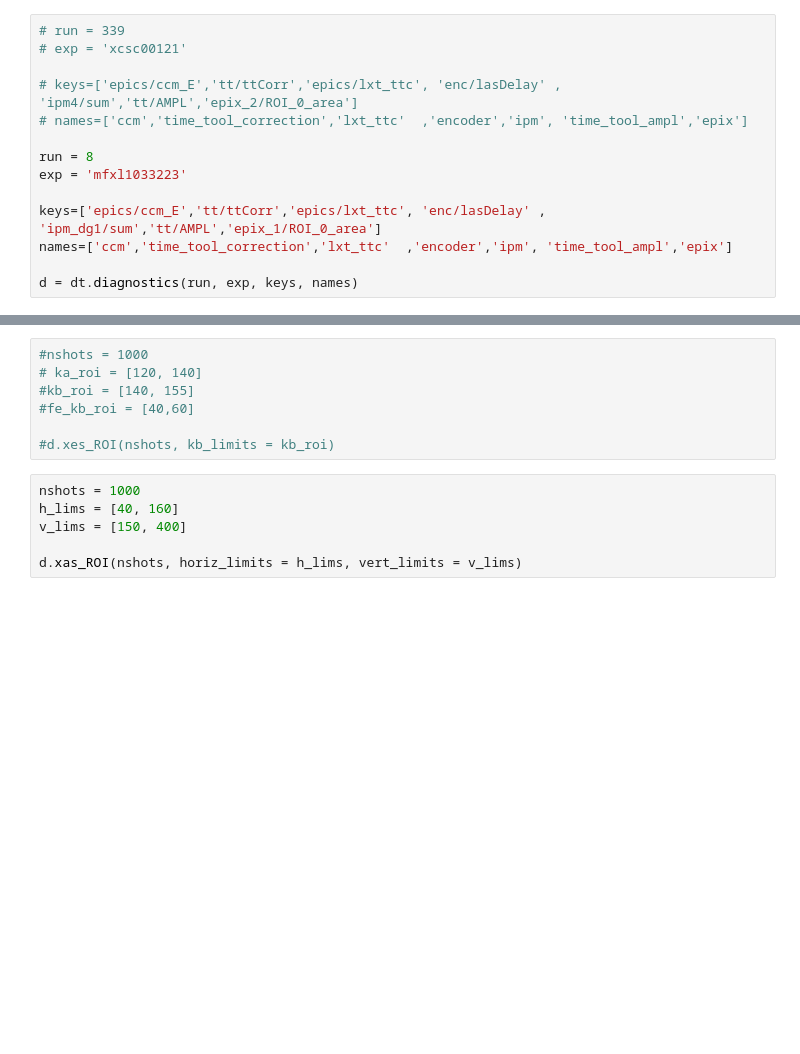
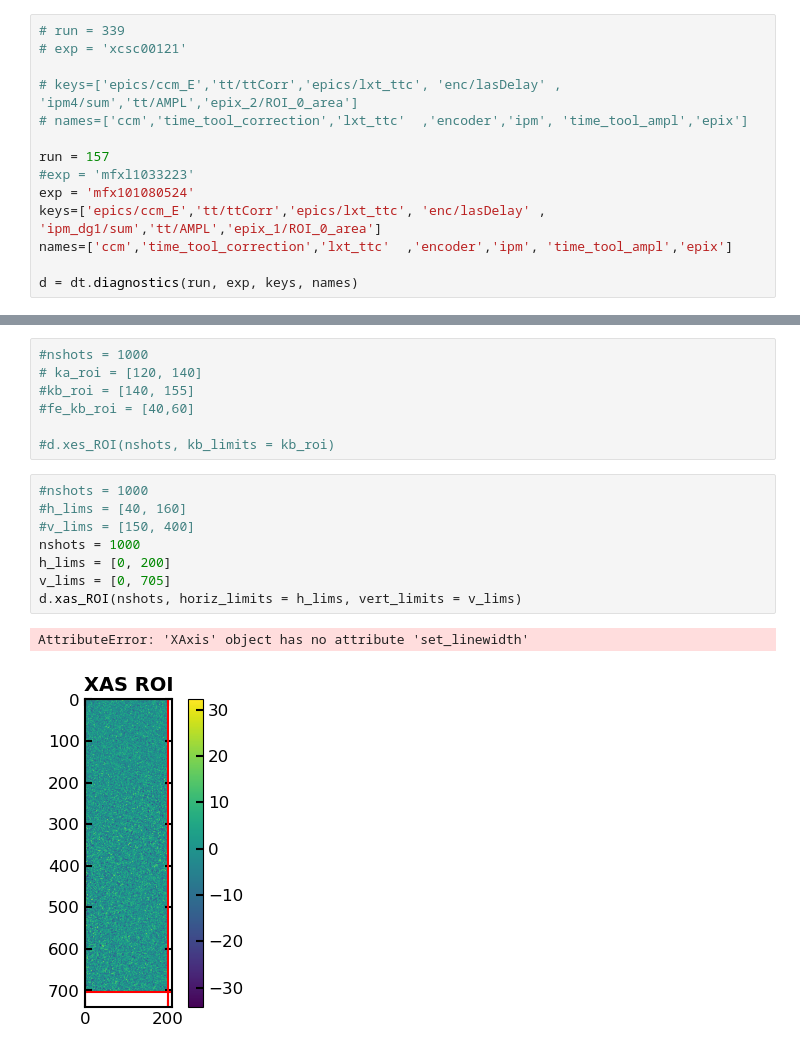
Before and after one commit to lg345/XSpect, a Jupyter notebook: diagnostics.ipynb, the cells around one changed output, grey strips where cells are left out. Saved outputs shown, nothing was run; the diff lists cells and outputs as text; blank space fills up the shorter version.

```diff
--- a/diagnostics.ipynb
+++ b/diagnostics.ipynb
@@ -26,9 +26,9 @@ Modules imported!
 # keys=['epics/ccm_E','tt/ttCorr','epics/lxt_ttc', 'enc/lasDelay' , 'ipm4/sum','tt/AMPL','epix_2/ROI_0_area']
 # names=['ccm','time_tool_correction','lxt_ttc'  ,'encoder','ipm', 'time_tool_ampl','epix']
 
-run = 8
-exp = 'mfxl1033223'
-
+run = 157
+#exp = 'mfxl1033223'
+exp = 'mfx101080524'
 keys=['epics/ccm_E','tt/ttCorr','epics/lxt_ttc', 'enc/lasDelay' , 'ipm_dg1/sum','tt/AMPL','epix_1/ROI_0_area']
 names=['ccm','time_tool_correction','lxt_ttc'  ,'encoder','ipm', 'time_tool_ampl','epix']
 
@@ -195,8 +169,13 @@ d.xes_ROI(nshots, kb_limits = kb_roi)
 
 #d.xes_ROI(nshots, kb_limits = kb_roi)
 # %%
+#nshots = 1000
+#h_lims = [40, 160]
+#v_lims = [150, 400]
 nshots = 1000
-h_lims = [40, 160]
-v_lims = [150, 400]
-
+h_lims = [0, 200]
+v_lims = [0, 705]
 d.xas_ROI(nshots, horiz_limits = h_lims, vert_limits = v_lims)
+# %% [output]
+AttributeError: 'XAxis' object has no attribute 'set_linewidth'
+[figure, added]
```
Also changed, not shown: parts of 15 cells of this notebook, 1 other file.
